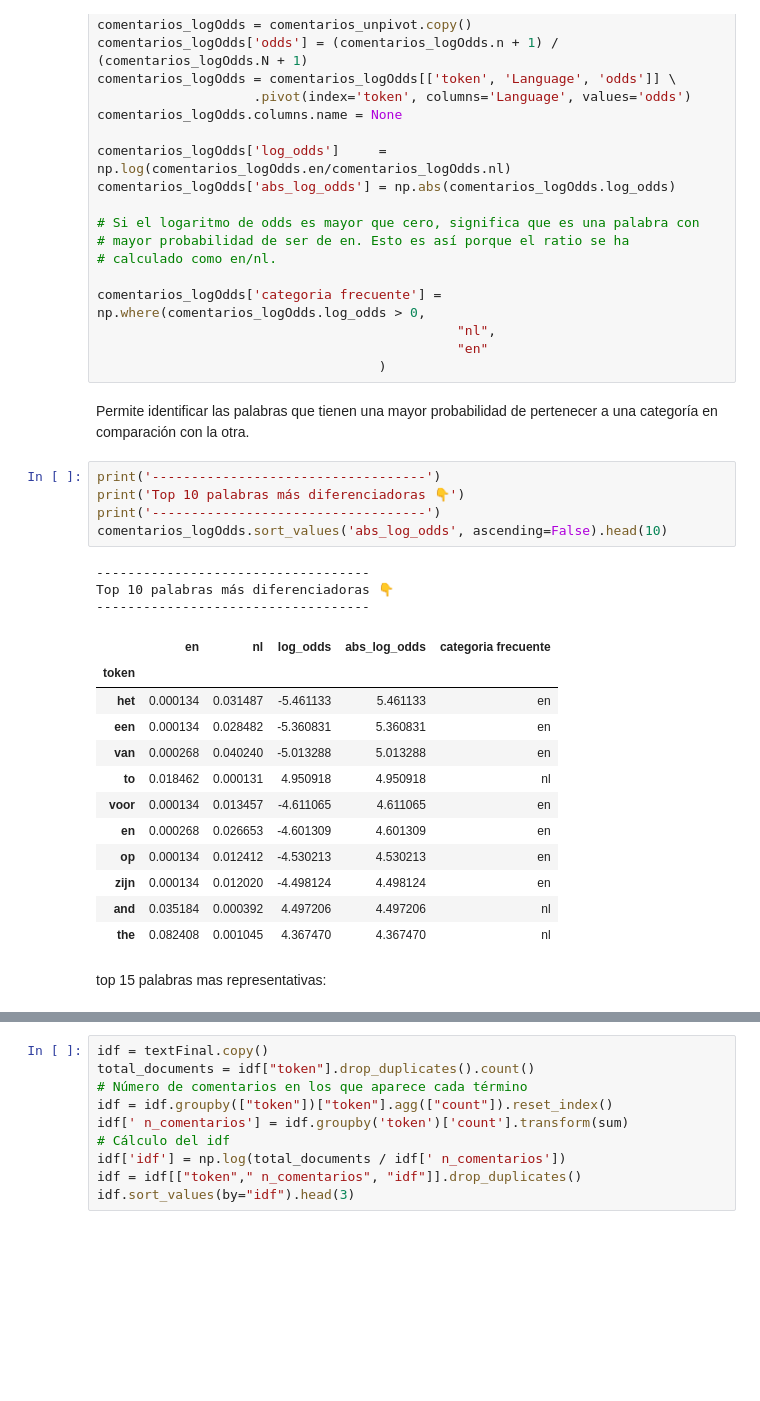
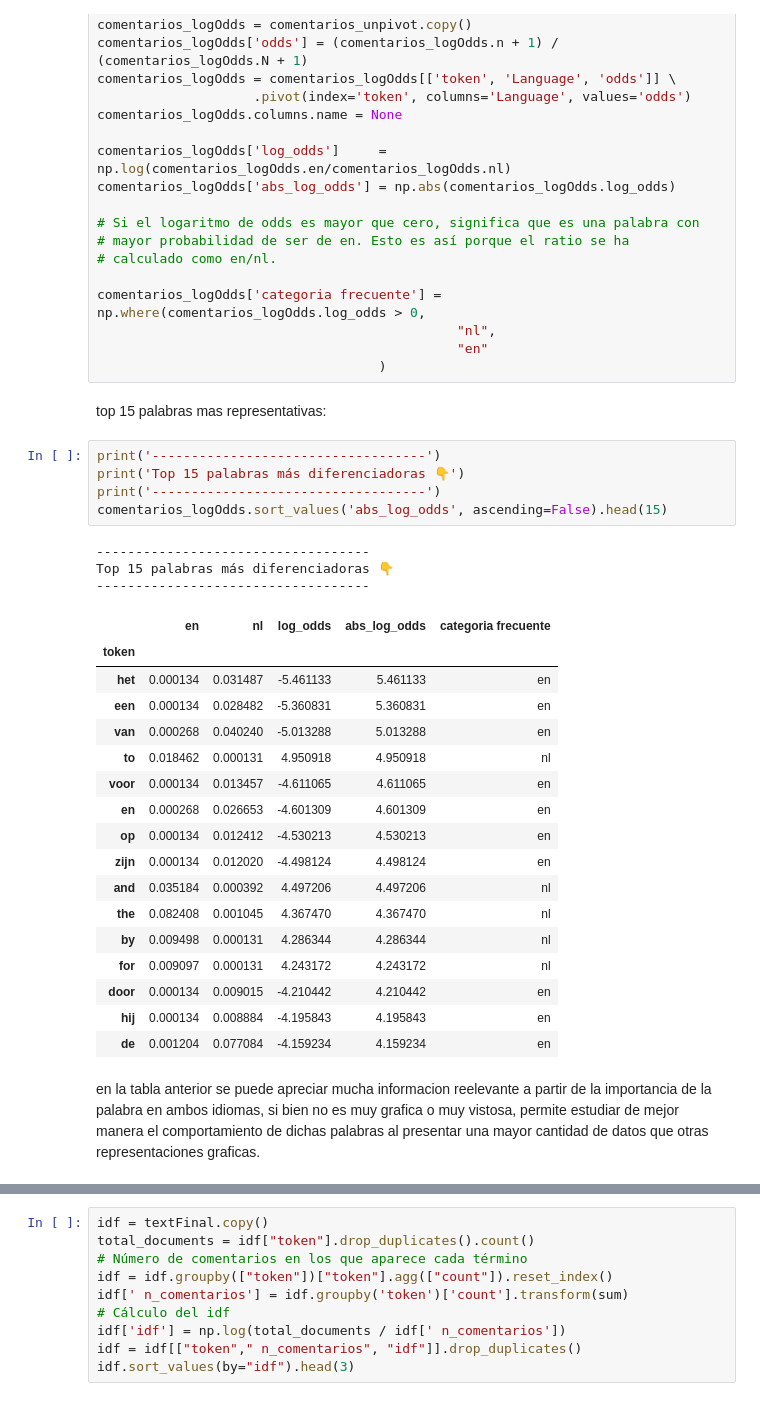
Before and after one commit to victor291201/TextCassifier-DeepLearning, a Jupyter notebook: main.ipynb, the cells around one changed output, grey strips where cells are left out. Saved outputs shown, nothing was run; the diff lists cells and outputs as text; blank space fills up the shorter version.

```diff
--- a/main.ipynb
+++ b/main.ipynb
@@ -801,31 +840,36 @@ comentarios_logOdds['categoria frecuente'] = np.where(comentarios_logOdds.log_od
                                               "nl",
                                               "en"
                                     )
-# %% [markdown]
-Permite identificar las palabras que tienen una mayor probabilidad de pertenecer a una categoría en comparación con la otra.
-# %%
-print('-----------------------------------')
-print('Top 10 palabras más diferenciadoras 👇')
-print('-----------------------------------')
-comentarios_logOdds.sort_values('abs_log_odds', ascending=False).head(10)
-# %% [output]
------------------------------------
-Top 10 palabras más diferenciadoras 👇
------------------------------------
-|  | en | nl | log_odds | abs_log_odds | categoria frecuente |
-| token |  |  |  |  |  |
-| het | 0.000134 | 0.031487 | -5.461133 | 5.461133 | en |
-| een | 0.000134 | 0.028482 | -5.360831 | 5.360831 | en |
-| van | 0.000268 | 0.040240 | -5.013288 | 5.013288 | en |
-| to | 0.018462 | 0.000131 | 4.950918 | 4.950918 | nl |
-| voor | 0.000134 | 0.013457 | -4.611065 | 4.611065 | en |
-| en | 0.000268 | 0.026653 | -4.601309 | 4.601309 | en |
-| op | 0.000134 | 0.012412 | -4.530213 | 4.530213 | en |
-| zijn | 0.000134 | 0.012020 | -4.498124 | 4.498124 | en |
-| and | 0.035184 | 0.000392 | 4.497206 | 4.497206 | nl |
-| the | 0.082408 | 0.001045 | 4.367470 | 4.367470 | nl |
 # %% [markdown]
 top 15 palabras mas representativas:
+# %%
+print('-----------------------------------')
+print('Top 15 palabras más diferenciadoras 👇')
+print('-----------------------------------')
+comentarios_logOdds.sort_values('abs_log_odds', ascending=False).head(15)
+# %% [output]
+-----------------------------------
+Top 15 palabras más diferenciadoras 👇
+-----------------------------------
+|  | en | nl | log_odds | abs_log_odds | categoria frecuente |
+| token |  |  |  |  |  |
+| het | 0.000134 | 0.031487 | -5.461133 | 5.461133 | en |
+| een | 0.000134 | 0.028482 | -5.360831 | 5.360831 | en |
+| van | 0.000268 | 0.040240 | -5.013288 | 5.013288 | en |
+| to | 0.018462 | 0.000131 | 4.950918 | 4.950918 | nl |
+| voor | 0.000134 | 0.013457 | -4.611065 | 4.611065 | en |
+| en | 0.000268 | 0.026653 | -4.601309 | 4.601309 | en |
+| op | 0.000134 | 0.012412 | -4.530213 | 4.530213 | en |
+| zijn | 0.000134 | 0.012020 | -4.498124 | 4.498124 | en |
+| and | 0.035184 | 0.000392 | 4.497206 | 4.497206 | nl |
+| the | 0.082408 | 0.001045 | 4.367470 | 4.367470 | nl |
+| by | 0.009498 | 0.000131 | 4.286344 | 4.286344 | nl |
+| for | 0.009097 | 0.000131 | 4.243172 | 4.243172 | nl |
+| door | 0.000134 | 0.009015 | -4.210442 | 4.210442 | en |
+| hij | 0.000134 | 0.008884 | -4.195843 | 4.195843 | en |
+| de | 0.001204 | 0.077084 | -4.159234 | 4.159234 | en |
+# %% [markdown]
+en la tabla anterior se puede apreciar mucha informacion reelevante a partir de la importancia de la palabra en ambos idiomas, si bien no es muy grafica o muy vistosa, permite estudiar de mejor manera el comportamiento de dichas palabras al presentar una mayor cantidad de datos que otras representaciones graficas.
 # %%
 top_30 = comentarios_logOdds[['log_odds', 'abs_log_odds', 'categoria frecuente']] \
         .groupby('categoria frecuente') \
```
Also changed, not shown: parts of 167 cells of this notebook, 2 other files.
